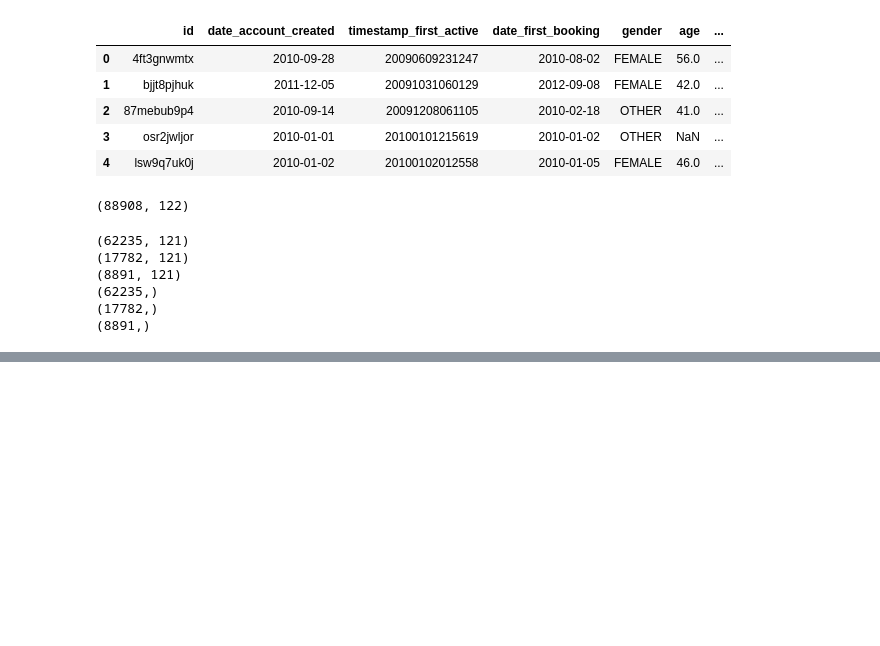
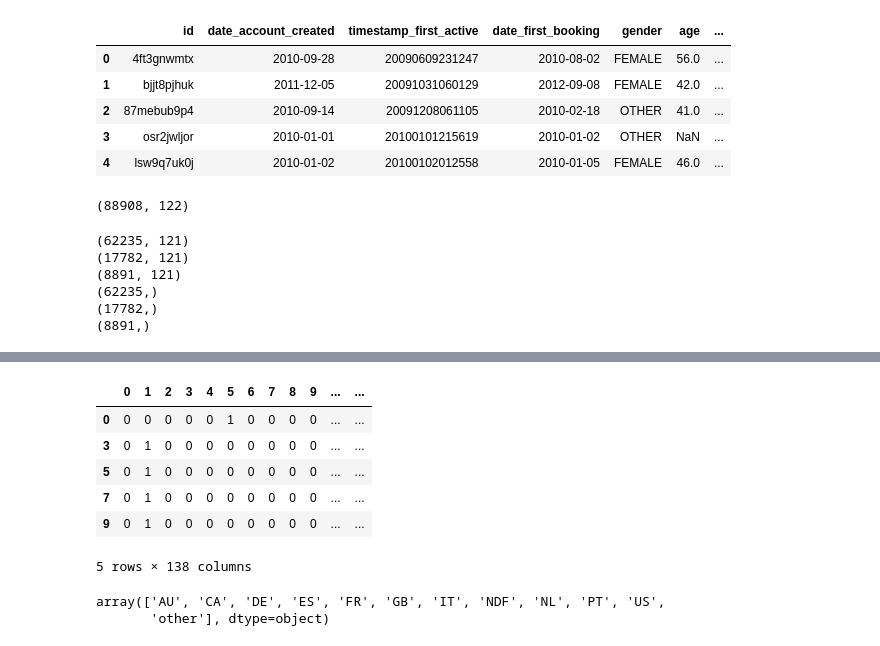
Before and after one commit to yatong2/Springboard, a Jupyter notebook: capstone_project_2/Data_Rearrange.ipynb, the cells around one changed output, grey strips where cells are left out. Saved outputs shown, nothing was run; the diff lists cells and outputs as text; code cells hidden in the pictures; blank space fills up the shorter version.

```diff
--- a/capstone_project_2/Data_Rearrange.ipynb
+++ b/capstone_project_2/Data_Rearrange.ipynb
@@ -328,0 +522,5 @@ avg / total       0.51      0.70      0.58     17782
+# %%
+have_first_book = predicted[predicted.loc[:, 137] == 1].loc[:, predicted.columns!=137]
+have_first_book
+feed_second_model = np.array(have_first_book.drop(diff_position, axis=1))
+feed_second_model
@@ -328,0 +535,18 @@ avg / total       0.51      0.70      0.58     17782
+# %%
+y_last_predict = emodel2.predict(feed_second_model)
+# %%
+have_first_book['final_predict'] = y_last_predict
+have_first_book.head()
+# %% [output]
+|  | 0 | 1 | 2 | 3 | 4 | 5 | 6 | 7 | 8 | 9 | ... | ... |
+| 0 | 0 | 0 | 0 | 0 | 0 | 1 | 0 | 0 | 0 | 0 | ... | ... |
+| 3 | 0 | 1 | 0 | 0 | 0 | 0 | 0 | 0 | 0 | 0 | ... | ... |
+| 5 | 0 | 1 | 0 | 0 | 0 | 0 | 0 | 0 | 0 | 0 | ... | ... |
+| 7 | 0 | 1 | 0 | 0 | 0 | 0 | 0 | 0 | 0 | 0 | ... | ... |
+| 9 | 0 | 1 | 0 | 0 | 0 | 0 | 0 | 0 | 0 | 0 | ... | ... |
+5 rows × 138 columns
+# %%
+le.classes_ # NDF label is 7
+# %% [output]
+array(['AU', 'CA', 'DE', 'ES', 'FR', 'GB', 'IT', 'NDF', 'NL', 'PT', 'US',
+       'other'], dtype=object)
```
Also changed, not shown: parts of 35 cells of this notebook, 1 other file.
